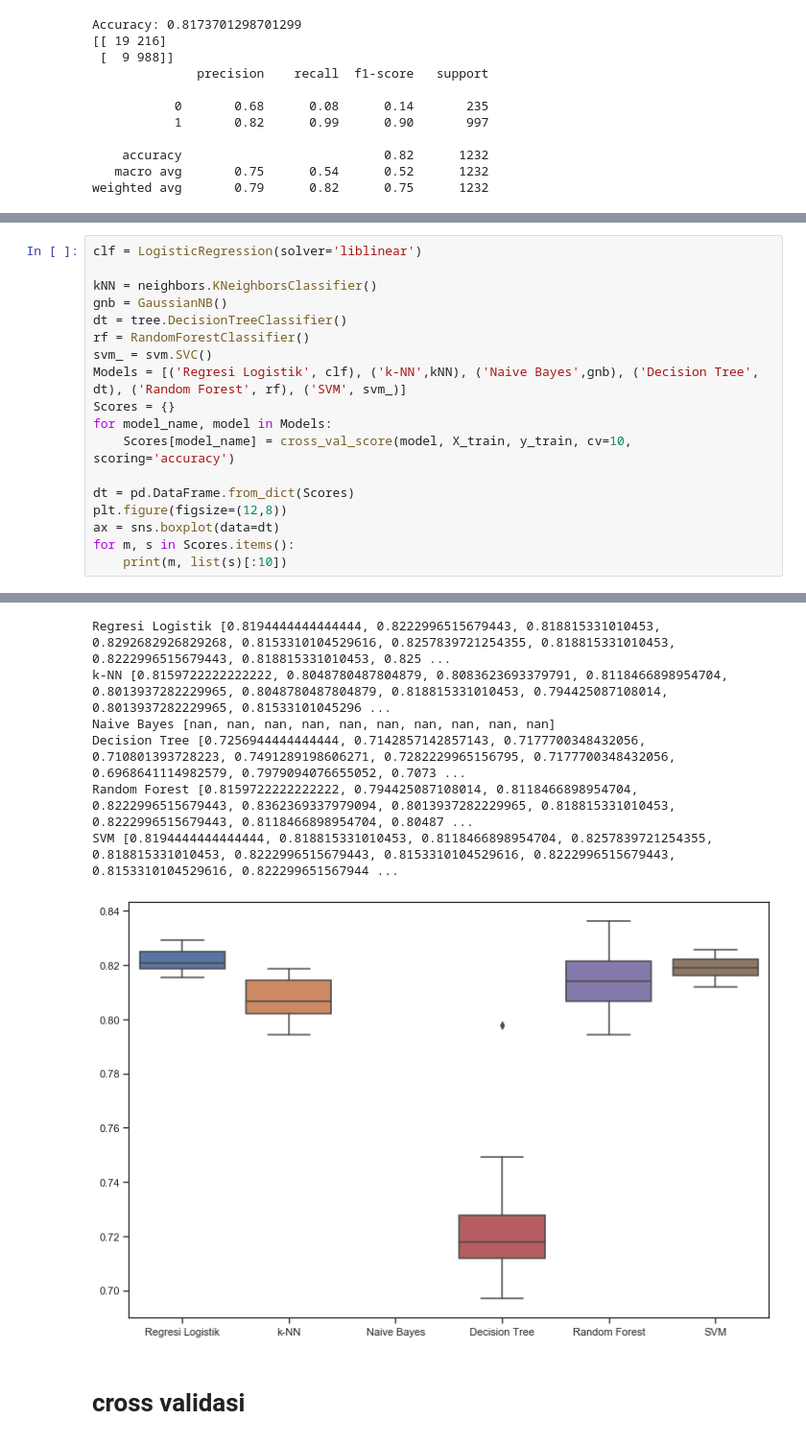
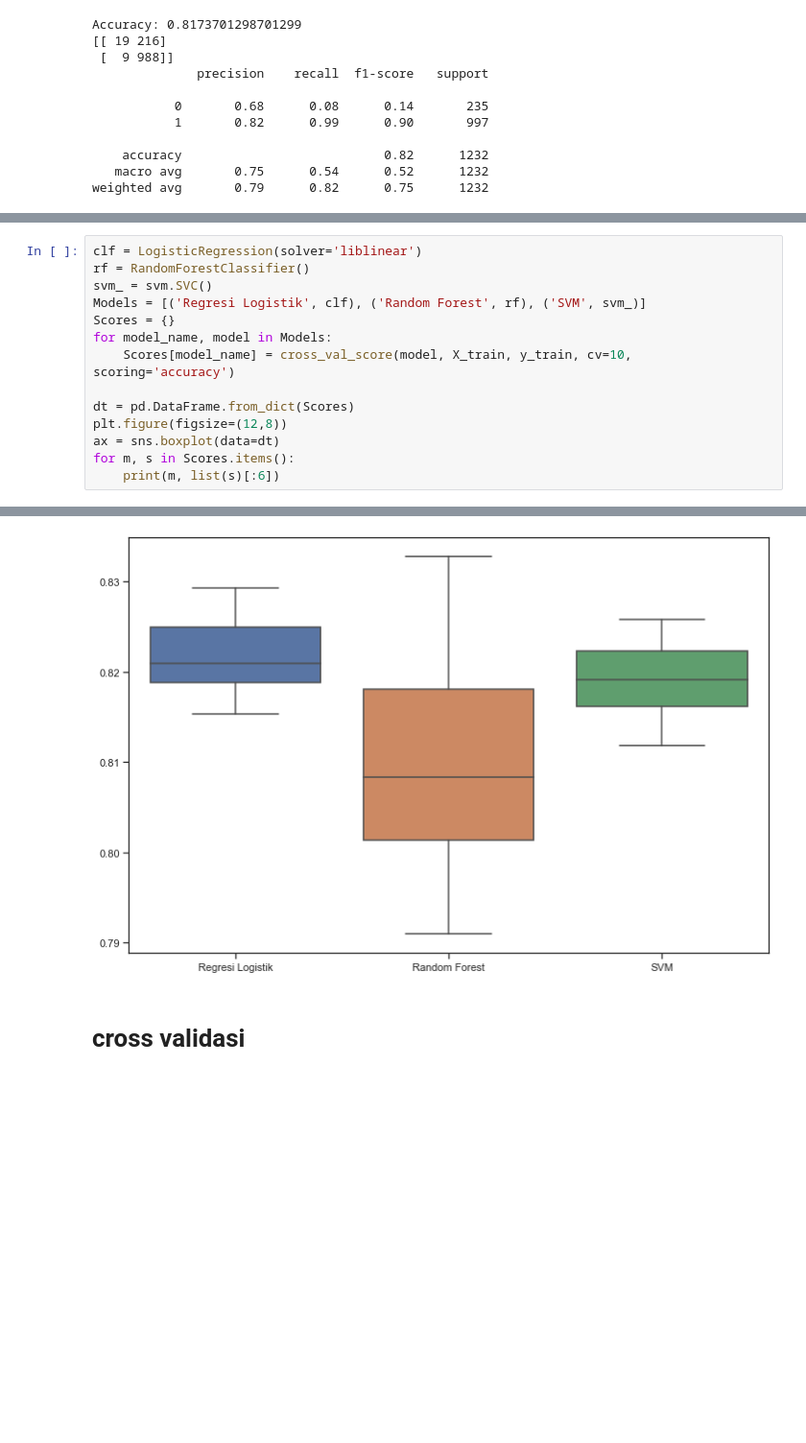
Before and after one commit to rahmaldrs/Skripsi, a Jupyter notebook: Metode.ipynb, the cells around one changed output, grey strips where cells are left out. Shown: that part at 96% size. Drawn from its saved outputs; the diff is of its cells as text; blank space fills up the shorter version.

Commit message:
memperbaruhi model

```diff
--- a/Metode.ipynb
+++ b/Metode.ipynb
@@ -275,13 +273,9 @@ Requirement already satisfied: six>=1.5 in c:\users\tamu\anaconda3\lib\site-pack
 Requirement already satisfied: setuptools in c:\users\tamu\anaconda3\lib\site-packages (from kiwisolver>=1.0.1->matplotlib->dtreeviz) (41.4.0)
 # %%
 clf = LogisticRegression(solver='liblinear')
-
-kNN = neighbors.KNeighborsClassifier()
-gnb = GaussianNB()
-dt = tree.DecisionTreeClassifier()
 rf = RandomForestClassifier()
 svm_ = svm.SVC()
-Models = [('Regresi Logistik', clf), ('k-NN',kNN), ('Naive Bayes',gnb), ('Decision Tree', dt), ('Random Forest', rf), ('SVM', svm_)]
+Models = [('Regresi Logistik', clf), ('Random Forest', rf), ('SVM', svm_)]
 Scores = {}
 for model_name, model in Models:
     Scores[model_name] = cross_val_score(model, X_train, y_train, cv=10, scoring='accuracy')
@@ -290,5 +284,5 @@ dt = pd.DataFrame.from_dict(Scores)
 plt.figure(figsize=(12,8))
 ax = sns.boxplot(data=dt)
 for m, s in Scores.items():
-    print(m, list(s)[:10])
+    print(m, list(s)[:6])
 # %% [output]
@@ -312,10 +292,4 @@ TypeError: A sparse matrix was passed, but dense data is required. Use X.toarray
-Regresi Logistik [0.8194444444444444, 0.8222996515679443, 0.818815331010453, 0.8292682926829268, 0.8153310104529616, 0.8257839721254355, 0.818815331010453, 0.8222996515679443, 0.818815331010453, 0.825 ...
-k-NN [0.8159722222222222, 0.8048780487804879, 0.8083623693379791, 0.8118466898954704, 0.8013937282229965, 0.8048780487804879, 0.818815331010453, 0.794425087108014, 0.8013937282229965, 0.81533101045296 ...
-Naive Bayes [nan, nan, nan, nan, nan, nan, nan, nan, nan, nan]
-Decision Tree [0.7256944444444444, 0.7142857142857143, 0.7177700348432056, 0.710801393728223, 0.7491289198606271, 0.7282229965156795, 0.7177700348432056, 0.6968641114982579, 0.7979094076655052, 0.7073 ...
-Random Forest [0.8159722222222222, 0.794425087108014, 0.8118466898954704, 0.8222996515679443, 0.8362369337979094, 0.8013937282229965, 0.818815331010453, 0.8222996515679443, 0.8118466898954704, 0.80487 ...
-SVM [0.8194444444444444, 0.818815331010453, 0.8118466898954704, 0.8257839721254355, 0.818815331010453, 0.8222996515679443, 0.8153310104529616, 0.8222996515679443, 0.8153310104529616, 0.822299651567944 ...
-[figure, old version]
+[figure, new version]
 # %% [markdown]
 # cross validasi
 # %%
```
Also changed, not shown: parts of 12 cells of this notebook.
